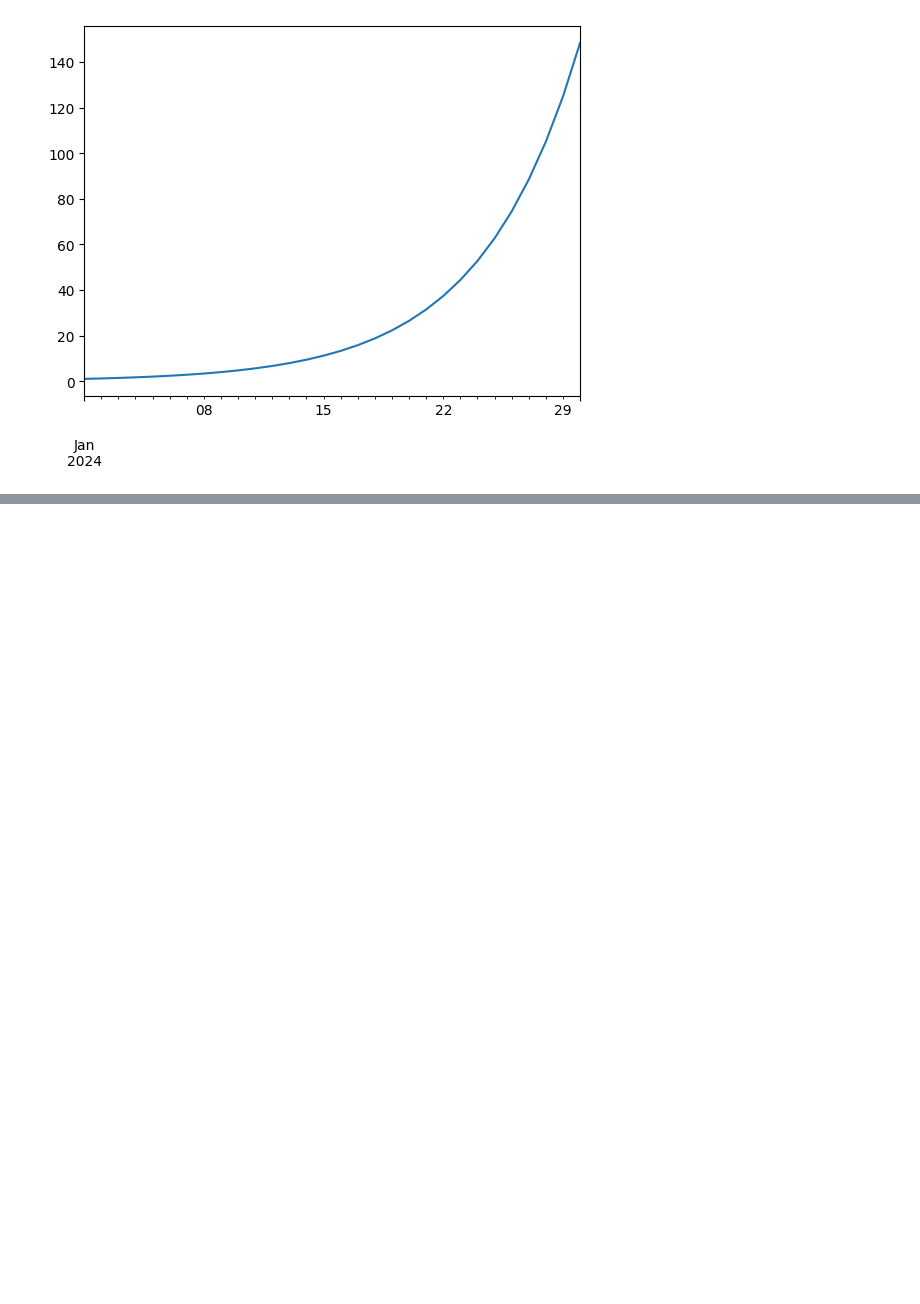
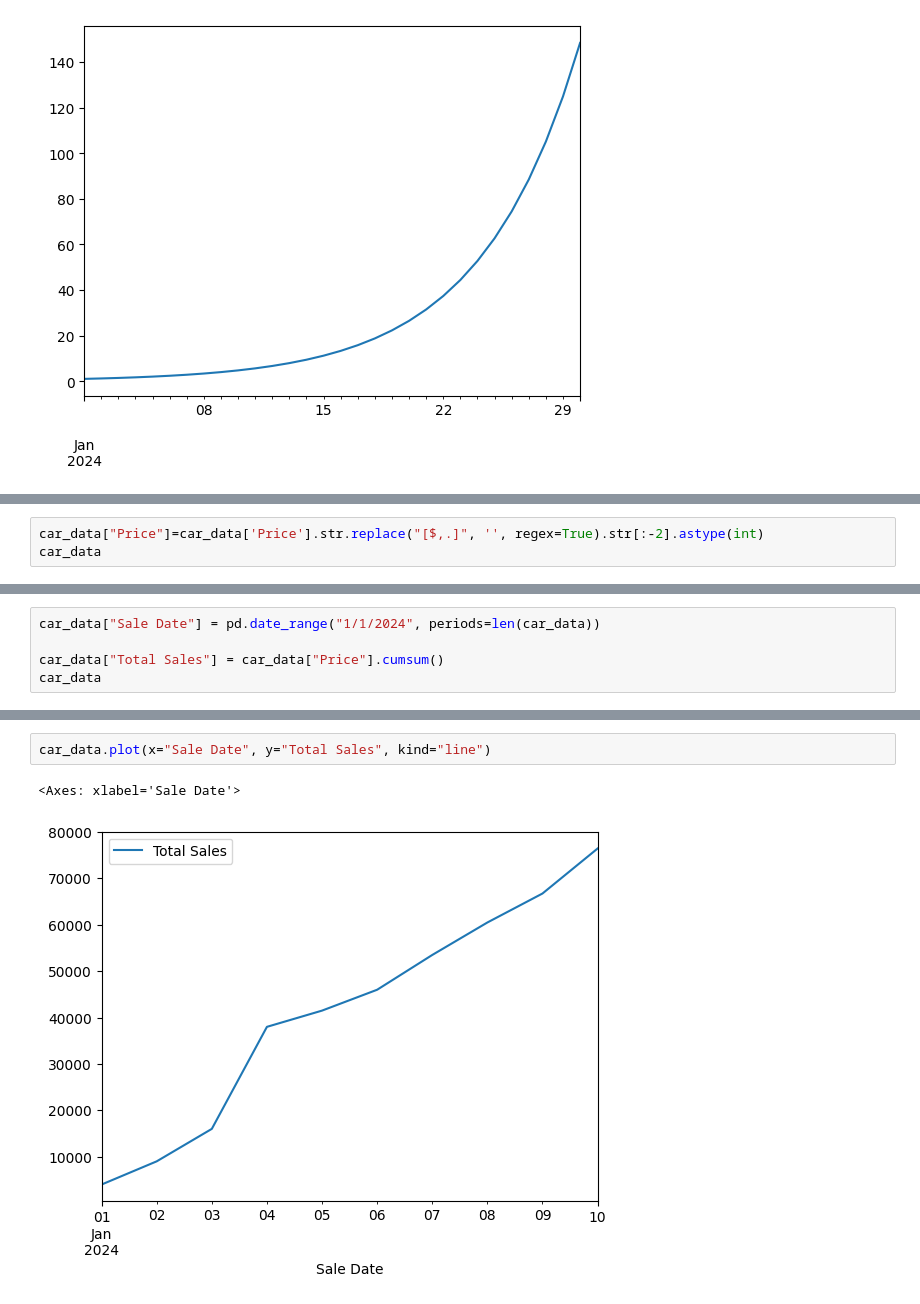
Before and after one commit to Abhishek10351/ai-ml, a Jupyter notebook: matplotlib/plotting-from-pandas.ipynb, the cells around one changed output, grey strips where cells are left out. Cells and saved outputs as stored; diff of their text form; blank space fills up the shorter version.

Commit message:
add plotting from car sales

```diff
--- a/matplotlib/plotting-from-pandas.ipynb
+++ b/matplotlib/plotting-from-pandas.ipynb
@@ -44,0 +61,3 @@ ts.plot()
+# %%
+car_data["Price"]=car_data['Price'].str.replace("[$,.]", '', regex=True).str[:-2].astype(int)
+car_data
@@ -44,0 +76,5 @@ ts.plot()
+# %%
+car_data["Sale Date"] = pd.date_range("1/1/2024", periods=len(car_data))
+
+car_data["Total Sales"] = car_data["Price"].cumsum()
+car_data
@@ -44,0 +93,5 @@ ts.plot()
+# %%
+car_data.plot(x="Sale Date", y="Total Sales", kind="line")
+# %% [output]
+<Axes: xlabel='Sale Date'>
+[figure, added]
```
Also changed, not shown: parts of 6 cells of this notebook.
